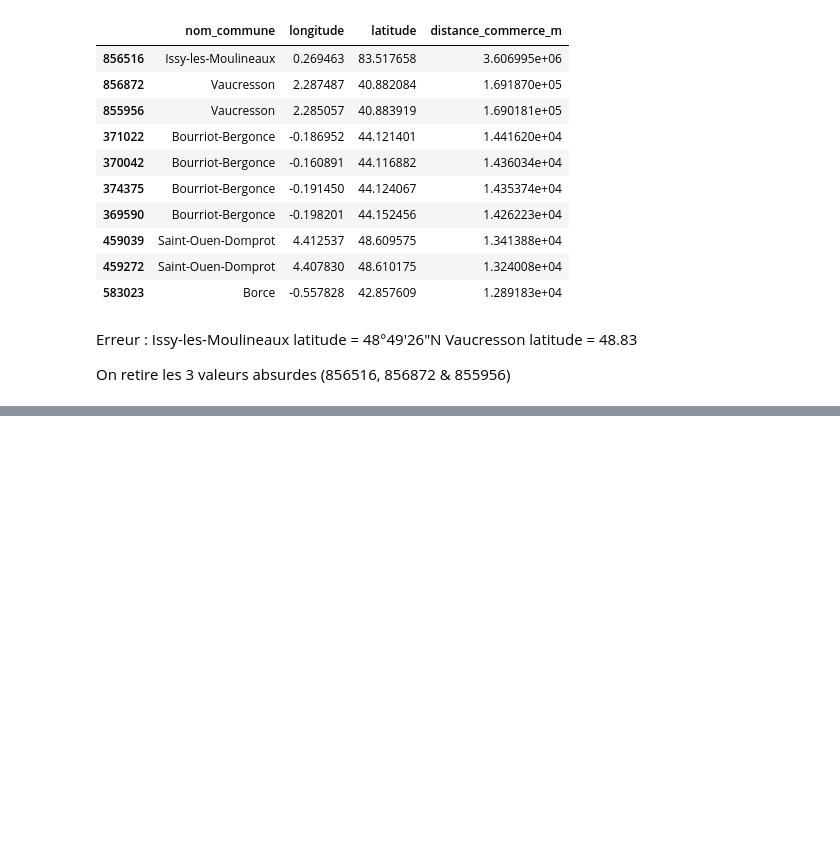
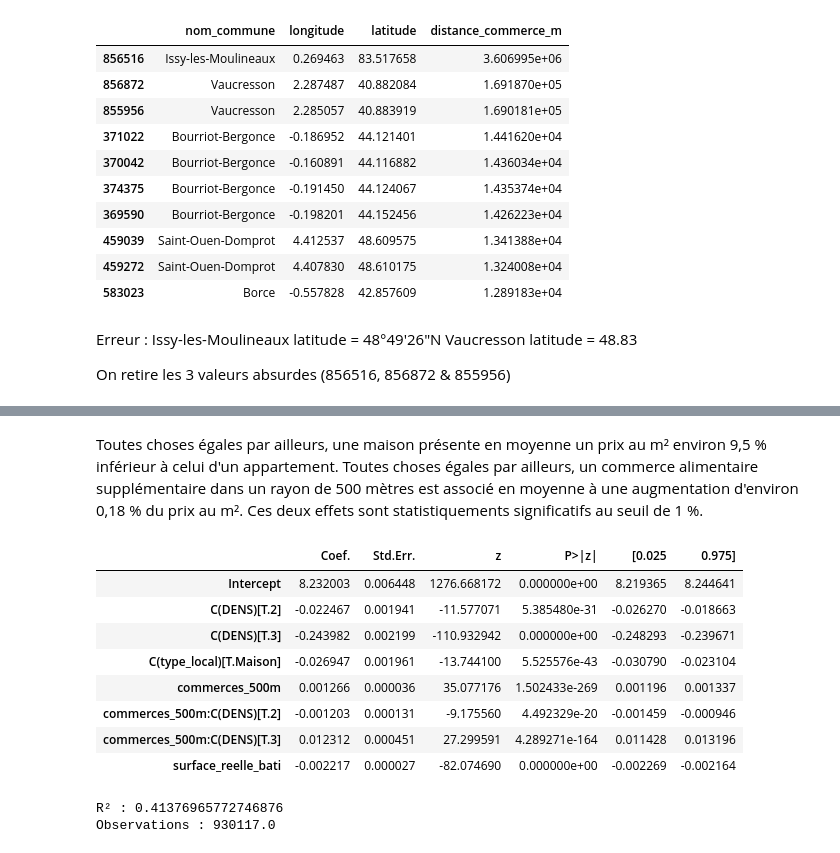
Before and after one commit to Samsamdu86/projet__python_DS, a Jupyter notebook: notebooks/03_prix_distance.ipynb, the cells around one changed output, grey strips where cells are left out. Cells and saved outputs as stored; diff of their text form; code cells hidden in the pictures; blank space fills up the shorter version.

Commit message:
modeles distances 1er commerce

```diff
--- a/notebooks/03_prix_distance.ipynb
+++ b/notebooks/03_prix_distance.ipynb
@@ -217,0 +227,27 @@ strong multicollinearity or other numerical problems.
+# %% [markdown]
+Toutes choses égales par ailleurs, une maison présente en moyenne un prix au m² environ 9,5 % inférieur à celui d'un appartement.
+Toutes choses égales par ailleurs, un commerce alimentaire supplémentaire dans un rayon de 500 mètres est associé en moyenne à une augmentation d'environ 0,18 % du prix au m².
+Ces deux effets sont statistiquements significatifs au seuil de 1 %.
+# %%
+modele2 = smf.ols(
+    "log_prix_m2 ~ commerces_500m * C(DENS) + surface_reelle_bati + C(type_local) + C(code_departement)",
+    data=dvf_reg
+).fit(cov_type="HC3")
+# %%
+tableau = modele2.summary2().tables[1]
+display(tableau.loc[~tableau.index.str.contains("code_departement")])
+
+print("R² :", modele2.rsquared)
+print("Observations :", modele2.nobs)
+# %% [output]
+|  | Coef. | Std.Err. | z | P>|z| | [0.025 | 0.975] |
+| Intercept | 8.232003 | 0.006448 | 1276.668172 | 0.000000e+00 | 8.219365 | 8.244641 |
+| C(DENS)[T.2] | -0.022467 | 0.001941 | -11.577071 | 5.385480e-31 | -0.026270 | -0.018663 |
+| C(DENS)[T.3] | -0.243982 | 0.002199 | -110.932942 | 0.000000e+00 | -0.248293 | -0.239671 |
+| C(type_local)[T.Maison] | -0.026947 | 0.001961 | -13.744100 | 5.525576e-43 | -0.030790 | -0.023104 |
+| commerces_500m | 0.001266 | 0.000036 | 35.077176 | 1.502433e-269 | 0.001196 | 0.001337 |
+| commerces_500m:C(DENS)[T.2] | -0.001203 | 0.000131 | -9.175560 | 4.492329e-20 | -0.001459 | -0.000946 |
+| commerces_500m:C(DENS)[T.3] | 0.012312 | 0.000451 | 27.299591 | 4.289271e-164 | 0.011428 | 0.013196 |
+| surface_reelle_bati | -0.002217 | 0.000027 | -82.074690 | 0.000000e+00 | -0.002269 | -0.002164 |
+R² : 0.41376965772746876
+Observations : 930117.0
```
Also changed, not shown: parts of 14 cells of this notebook.
